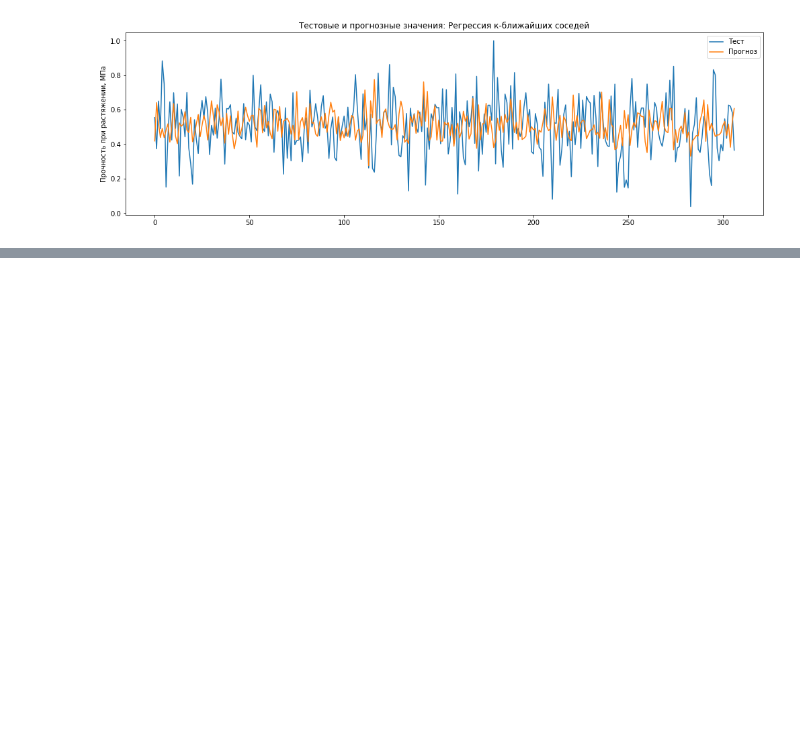
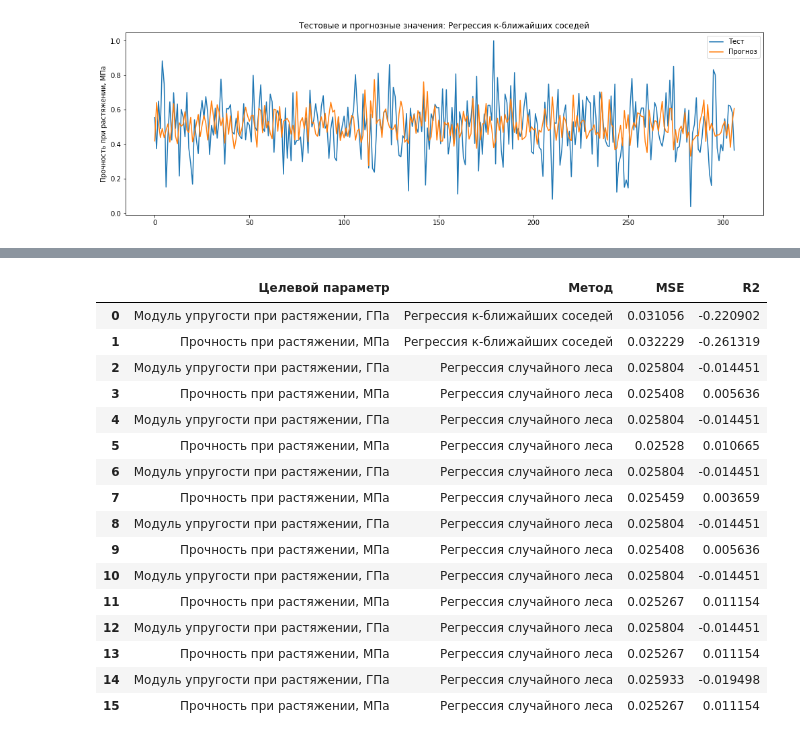
Before and after one commit to truhin-andrei/mgtu-project, a Jupyter notebook: compositeMaterials.ipynb, the cells around one changed output, grey strips where cells are left out. Drawn from its saved outputs; the diff is of its cells as text; code cells hidden in the pictures; blank space fills up the shorter version.

```diff
--- a/compositeMaterials.ipynb
+++ b/compositeMaterials.ipynb
@@ -278,0 +303,23 @@ errors_df
+# %%
+errors_df = pd.concat([errors_df, pd.DataFrame({'Метод':'Регрессия случайного леса',\
+ 'Целевой параметр':['Модуль упругости при растяжении, ГПа', 'Прочность при растяжении, МПа'],\
+ 'MSE':[MSE_TMoE2, MSE_TS2], 'R2':[R2_TMoE2, R2_TS2]})], ignore_index=True)
+errors_df
+# %% [output]
+|  | Целевой параметр | Метод | MSE | R2 |
+| 0 | Модуль упругости при растяжении, ГПа | Регрессия к-ближайших соседей | 0.031056 | -0.220902 |
+| 1 | Прочность при растяжении, МПа | Регрессия к-ближайших соседей | 0.032229 | -0.261319 |
+| 2 | Модуль упругости при растяжении, ГПа | Регрессия случайного леса | 0.025804 | -0.014451 |
+| 3 | Прочность при растяжении, МПа | Регрессия случайного леса | 0.025408 | 0.005636 |
+| 4 | Модуль упругости при растяжении, ГПа | Регрессия случайного леса | 0.025804 | -0.014451 |
+| 5 | Прочность при растяжении, МПа | Регрессия случайного леса | 0.02528 | 0.010665 |
+| 6 | Модуль упругости при растяжении, ГПа | Регрессия случайного леса | 0.025804 | -0.014451 |
+| 7 | Прочность при растяжении, МПа | Регрессия случайного леса | 0.025459 | 0.003659 |
+| 8 | Модуль упругости при растяжении, ГПа | Регрессия случайного леса | 0.025804 | -0.014451 |
+| 9 | Прочность при растяжении, МПа | Регрессия случайного леса | 0.025408 | 0.005636 |
+| 10 | Модуль упругости при растяжении, ГПа | Регрессия случайного леса | 0.025804 | -0.014451 |
+| 11 | Прочность при растяжении, МПа | Регрессия случайного леса | 0.025267 | 0.011154 |
+| 12 | Модуль упругости при растяжении, ГПа | Регрессия случайного леса | 0.025804 | -0.014451 |
+| 13 | Прочность при растяжении, МПа | Регрессия случайного леса | 0.025267 | 0.011154 |
+| 14 | Модуль упругости при растяжении, ГПа | Регрессия случайного леса | 0.025933 | -0.019498 |
+| 15 | Прочность при растяжении, МПа | Регрессия случайного леса | 0.025267 | 0.011154 |
```
Also changed, not shown: parts of 5 cells of this notebook.
